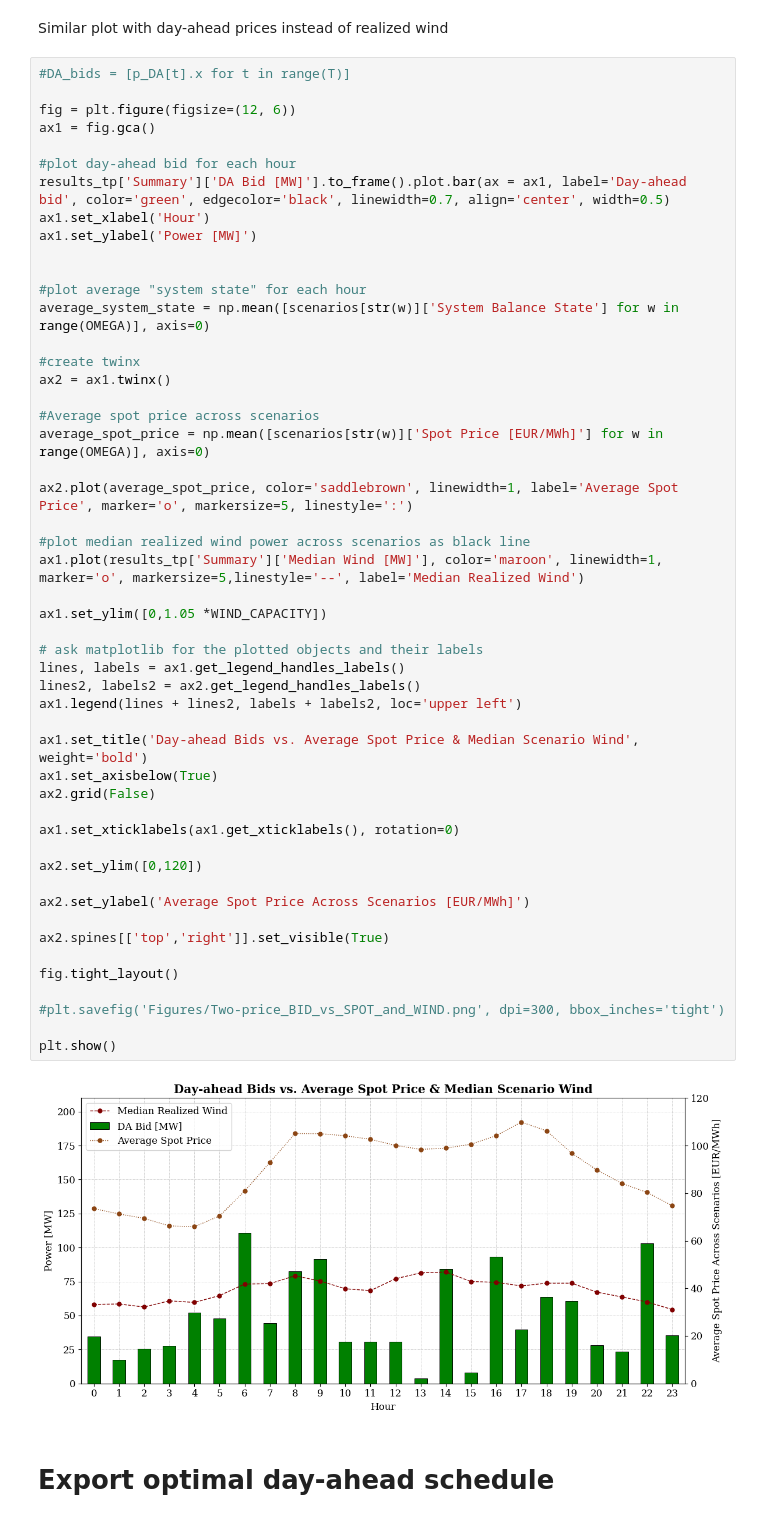
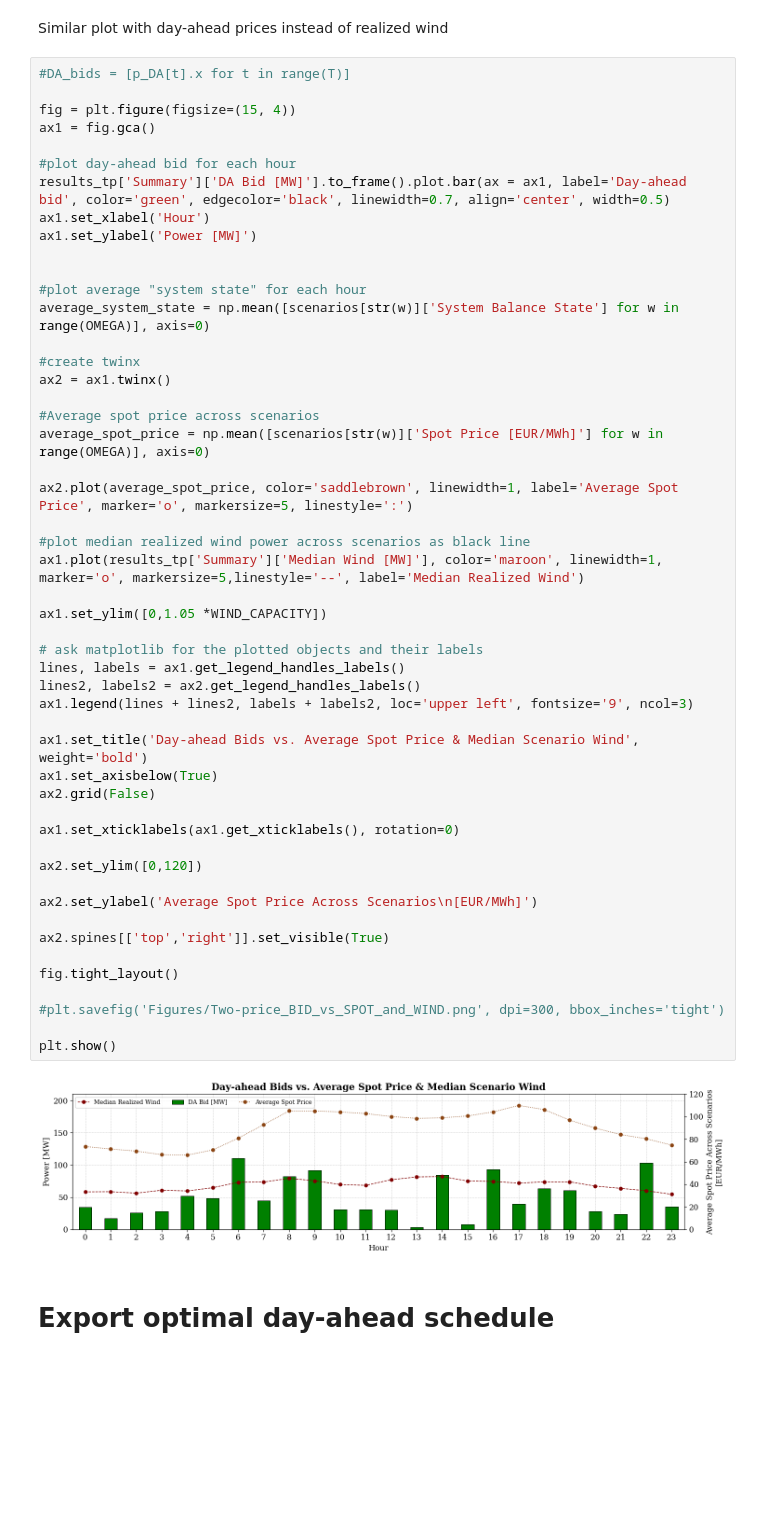
Before and after one commit to Hvid1999/46755, a Jupyter notebook: Assignment 2/task_1a_1b.ipynb, the cells around one changed output. Drawn from its saved outputs; the diff is of its cells as text; blank space fills up the shorter version.

```diff
--- a/Assignment 2/task_1a_1b.ipynb
+++ b/Assignment 2/task_1a_1b.ipynb
@@ -586,7 +586,7 @@ Similar plot with day-ahead prices instead of realized wind
 # %%
 #DA_bids = [p_DA[t].x for t in range(T)]
 
-fig = plt.figure(figsize=(12, 6))
+fig = plt.figure(figsize=(15, 4))
 ax1 = fig.gca()
 
 #plot day-ahead bid for each hour
@@ -605,36 +605,36 @@ ax2 = ax1.twinx()
 average_spot_price = np.mean([scenarios[str(w)]['Spot Price [EUR/MWh]'] for w in range(OMEGA)], axis=0)
 
 ax2.plot(average_spot_price, color='saddlebrown', linewidth=1, label='Average Spot Price', marker='o', markersize=5, linestyle=':')
 
 #plot median realized wind power across scenarios as black line
 ax1.plot(results_tp['Summary']['Median Wind [MW]'], color='maroon', linewidth=1, marker='o', markersize=5,linestyle='--', label='Median Realized Wind')
 
 ax1.set_ylim([0,1.05 *WIND_CAPACITY])
 
 # ask matplotlib for the plotted objects and their labels
 lines, labels = ax1.get_legend_handles_labels()
 lines2, labels2 = ax2.get_legend_handles_labels()
-ax1.legend(lines + lines2, labels + labels2, loc='upper left')
+ax1.legend(lines + lines2, labels + labels2, loc='upper left', fontsize='9', ncol=3)
 
 ax1.set_title('Day-ahead Bids vs. Average Spot Price & Median Scenario Wind', weight='bold')
 ax1.set_axisbelow(True)
 ax2.grid(False)
 
 ax1.set_xticklabels(ax1.get_xticklabels(), rotation=0)
 
 ax2.set_ylim([0,120])
 
-ax2.set_ylabel('Average Spot Price Across Scenarios [EUR/MWh]')
+ax2.set_ylabel('Average Spot Price Across Scenarios\n[EUR/MWh]')
 
 ax2.spines[['top','right']].set_visible(True)
 
 fig.tight_layout()
 
 #plt.savefig('Figures/Two-price_BID_vs_SPOT_and_WIND.png', dpi=300, bbox_inches='tight')
 
 plt.show()
 # %% [output]
-[figure, old version]
+[figure, new version]
 # %% [markdown]
 # Export optimal day-ahead schedule
 # %%
```
Also changed, not shown: parts of 8 cells of this notebook, 5 other files.
